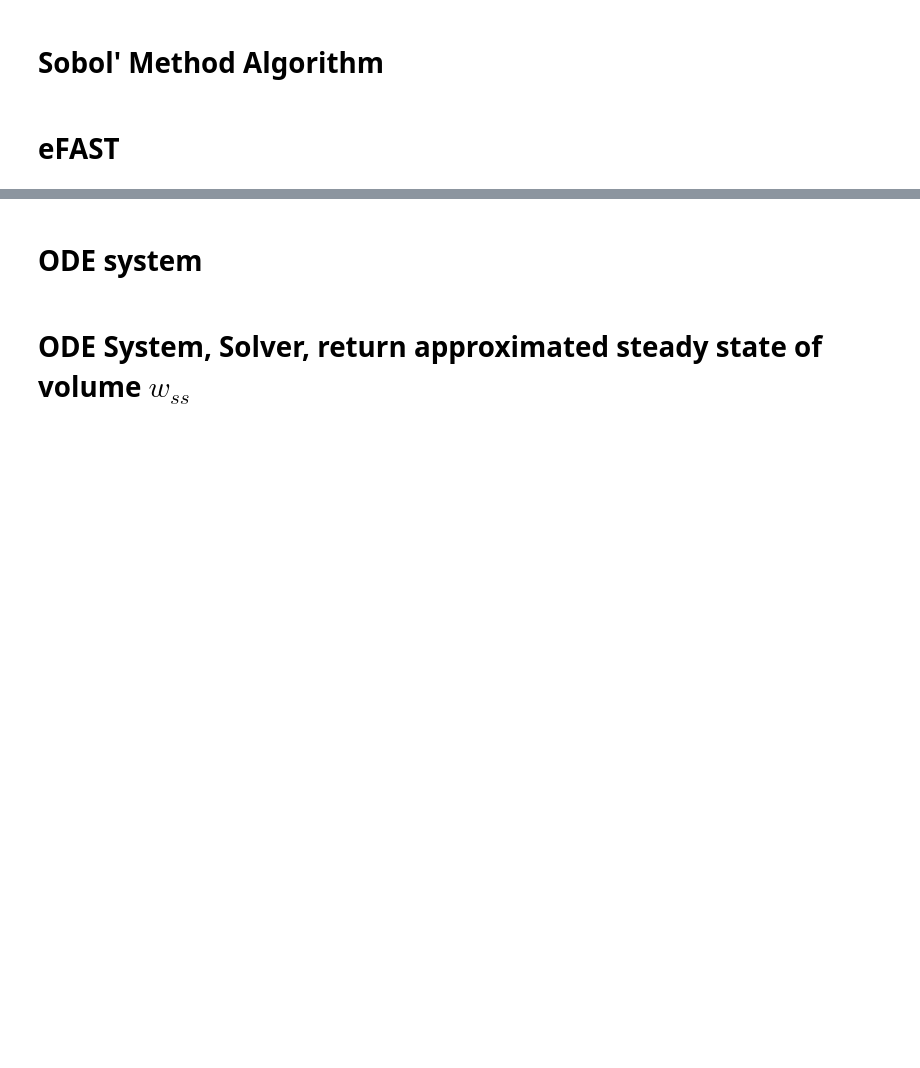
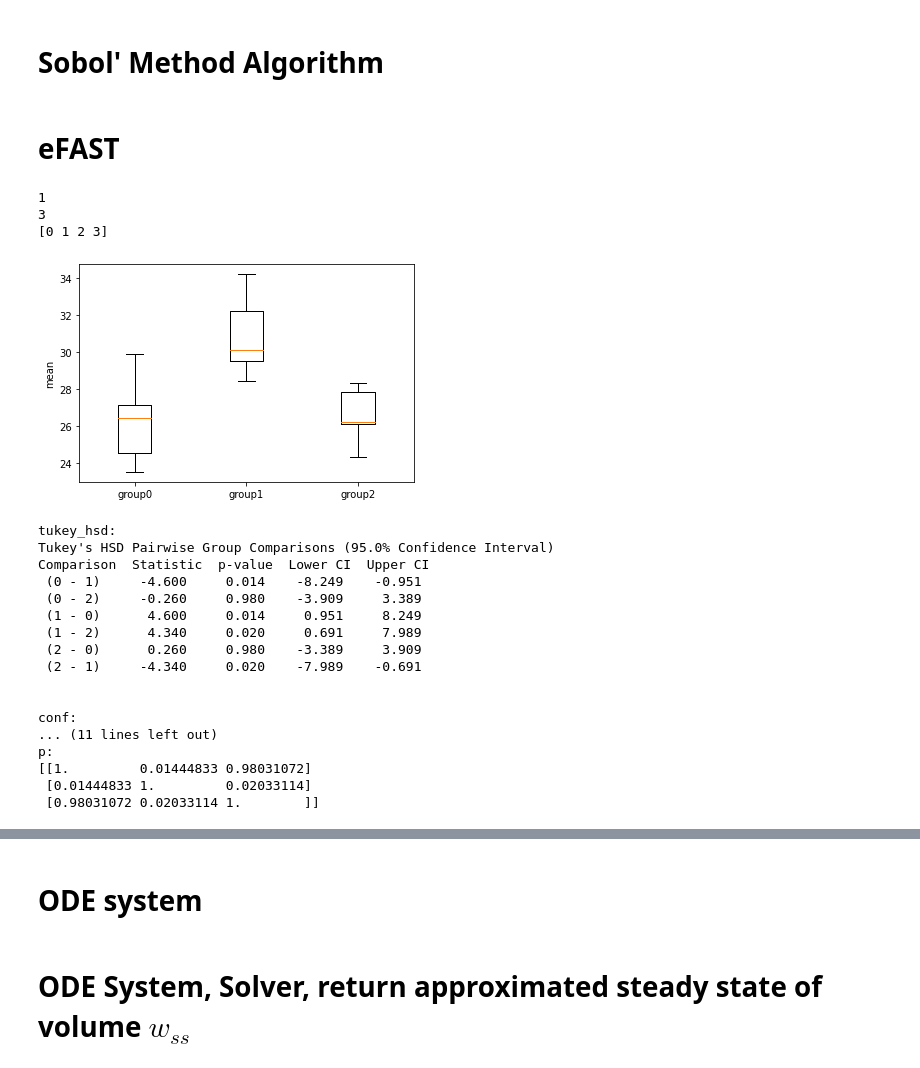
Before and after one commit to kerry-tarrant/Pump-Leak, a Jupyter notebook: SA on pump leak/MeFAST-pump_model.ipynb, the cells around one changed output, grey strips where cells are left out. Cells and saved outputs as stored; diff of their text form; code cells hidden in the pictures; blank space fills up the shorter version.

```diff
--- a/SA on pump leak/MeFAST-pump_model.ipynb
+++ b/SA on pump leak/MeFAST-pump_model.ipynb
@@ -764,3 +776,71 @@ def MeFAST_analysis(filename, # .npz: Saved from model_efast
 
 
     return S, id
+# %%
+yy = np.array([[0,2],[1,3]])
+print(yy.flatten('F')[1])
+print(yy.flatten('F')[3])
+print(yy.flatten('F'))
+# print(yy.flatten('F'))
+# print(yy.flatten('A'))
+# print(yy.flatten('K'))
+# %% [output]
+1
+3
+[0 1 2 3]
+# %%
+import matplotlib.pyplot as plt
+from scipy.stats import tukey_hsd
+import numpy as np
+group0 = [24.5, 23.5, 26.4, 27.1, 29.9]
+group1 = [28.4, 34.2, 29.5, 32.2, 30.1]
+group2 = [26.1, 28.3, 24.3, 26.2, 27.8]
+fig, ax = plt.subplots(1, 1)
+ax.boxplot([group0, group1, group2])
+ax.set_xticklabels(["group0", "group1", "group2"])
+ax.set_ylabel("mean")
+plt.show()
+
+res = tukey_hsd(group0, group1, group2)
+print('tukey_hsd:')
+print(res)
+print('')
+
+group0 = [24.5, 23.5, 26.4, 27.1, 29.9]
+group1 = [28.4, 34.2, 29.5, 32.2, 30.1]
+group2 = [26.1, 28.3, 24.3, 26.2, 27.8]
+result = tukey_hsd(group0, group1, group2)
+conf = res.confidence_interval(confidence_level=.95)
+print('conf:')
+print(conf)
+# for ((i, j), l) in np.ndenumerate(conf.low):
+#     # filter out self comparisons
+#     if i != j:
+#         h = conf.high[i,j]
+#         print(f"({i} - {j}) {l:>6.3f} {h:>6.3f}")
+
+print('')
+print('stat:')
+print(result.statistic)
+print('')
+print('p:')
+print(result.pvalue)
+# %% [output]
+[figure, added]
+tukey_hsd:
+Tukey's HSD Pairwise Group Comparisons (95.0% Confidence Interval)
+Comparison  Statistic  p-value  Lower CI  Upper CI
+ (0 - 1)     -4.600     0.014    -8.249    -0.951
+ (0 - 2)     -0.260     0.980    -3.909     3.389
+ (1 - 0)      4.600     0.014     0.951     8.249
+ (1 - 2)      4.340     0.020     0.691     7.989
+ (2 - 0)      0.260     0.980    -3.389     3.909
+ (2 - 1)     -4.340     0.020    -7.989    -0.691
+
+
+conf:
+... (11 lines left out)
+p:
+[[1.         0.01444833 0.98031072]
+ [0.01444833 1.         0.02033114]
+ [0.98031072 0.02033114 1.        ]]
```
Also changed, not shown: parts of 5 cells of this notebook.
